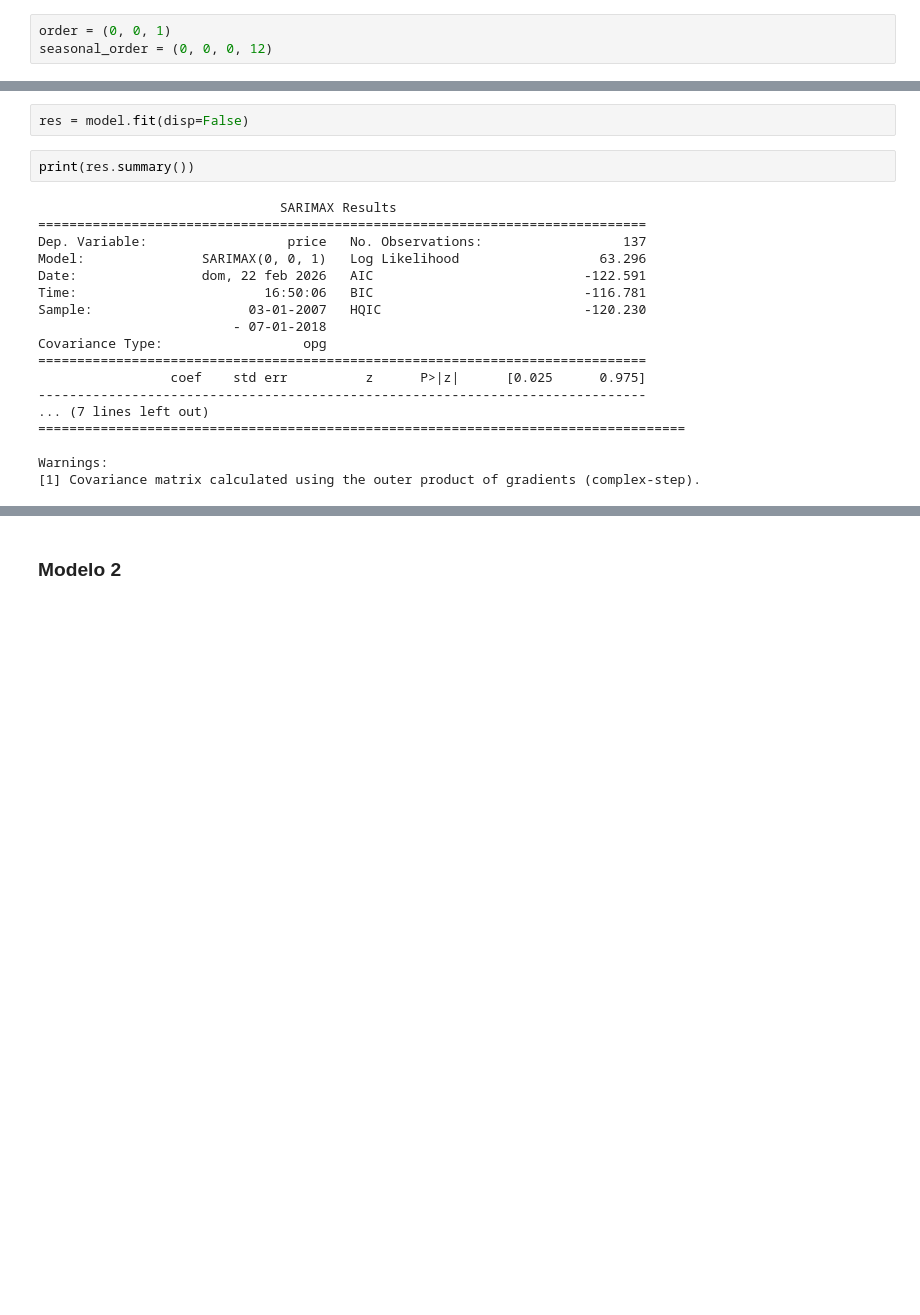
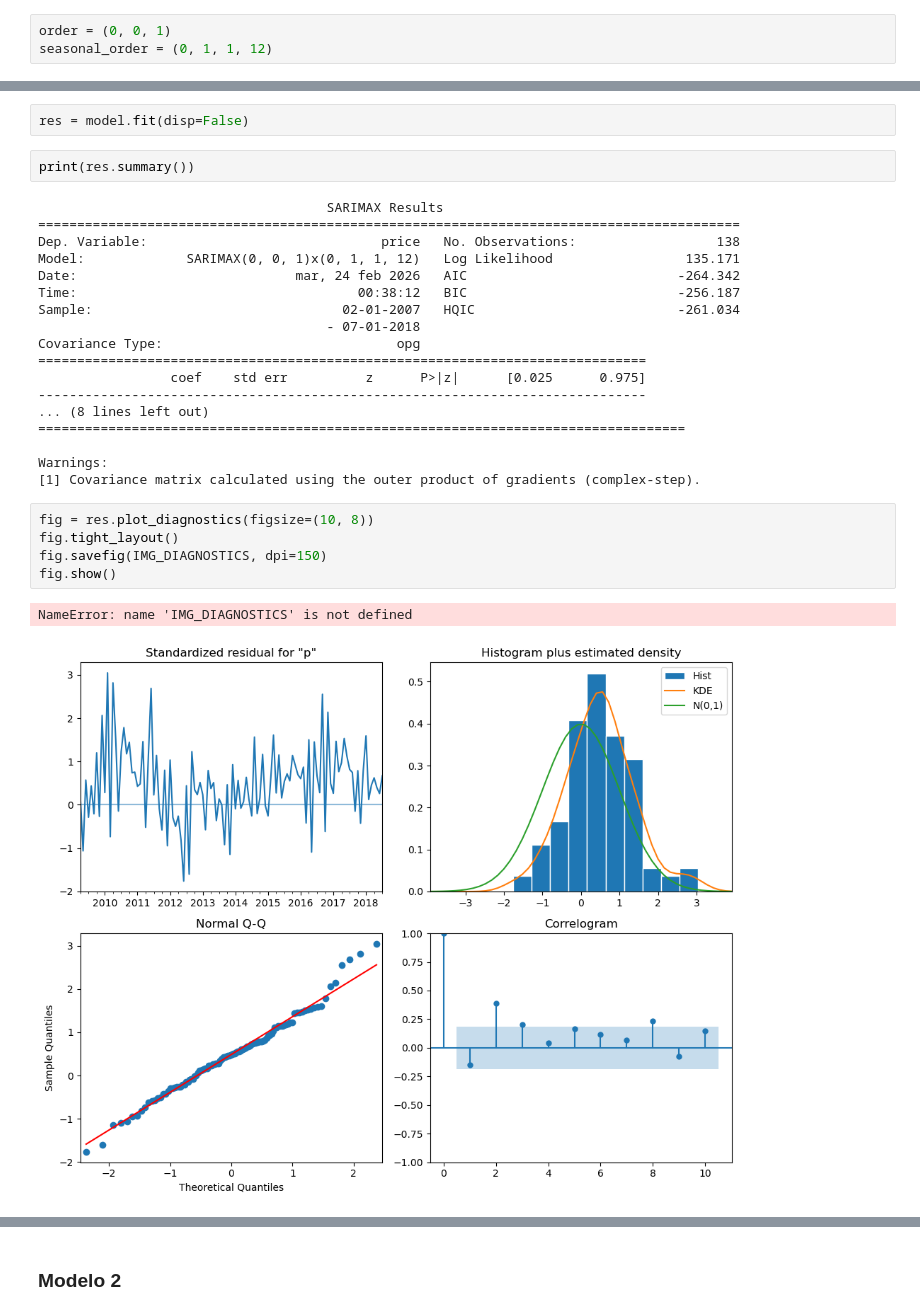
Before and after one commit to danielrawlins21/series_temporales_analisis_prediccion, a Jupyter notebook: notebooks/eval_acf_pacf_original.ipynb, the cells around one changed output, grey strips where cells are left out. Cells and saved outputs as stored; diff of their text form; blank space fills up the shorter version.

Commit message:
Agregando datos de ejecucion del SARIMA

```diff
--- a/notebooks/eval_acf_pacf_original.ipynb
+++ b/notebooks/eval_acf_pacf_original.ipynb
@@ -50,7 +50,7 @@ from statsmodels.tsa.statespace.sarimax import SARIMAX
 ### Modelo 1
 # %%
 order = (0, 0, 1)
-seasonal_order = (0, 0, 0, 12)
+seasonal_order = (0, 1, 1, 12)
 # %%
 model = SARIMAX(
     train,
@@ -65,20 +65,28 @@ res = model.fit(disp=False)
 # %%
 print(res.summary())
 # %% [output]
-                               SARIMAX Results
-==============================================================================
-Dep. Variable:                  price   No. Observations:                  137
-Model:               SARIMAX(0, 0, 1)   Log Likelihood                  63.296
-Date:                dom, 22 feb 2026   AIC                           -122.591
-Time:                        16:50:06   BIC                           -116.781
-Sample:                    03-01-2007   HQIC                          -120.230
-                         - 07-01-2018
-Covariance Type:                  opg
+                                     SARIMAX Results
+==========================================================================================
+Dep. Variable:                              price   No. Observations:                  138
+Model:             SARIMAX(0, 0, 1)x(0, 1, 1, 12)   Log Likelihood                 135.171
+Date:                            mar, 24 feb 2026   AIC                           -264.342
+Time:                                    00:38:12   BIC                           -256.187
+Sample:                                02-01-2007   HQIC                          -261.034
+                                     - 07-01-2018
+Covariance Type:                              opg
 ==============================================================================
                  coef    std err          z      P>|z|      [0.025      0.975]
 ------------------------------------------------------------------------------
-... (7 lines left out)
+... (8 lines left out)
 ===================================================================================
 
 Warnings:
 [1] Covariance matrix calculated using the outer product of gradients (complex-step).
+# %%
+fig = res.plot_diagnostics(figsize=(10, 8))
+fig.tight_layout()
+fig.savefig(IMG_DIAGNOSTICS, dpi=150)
+fig.show()
+# %% [output]
+NameError: name 'IMG_DIAGNOSTICS' is not defined
+[figure, added]
```
Also changed, not shown: parts of 18 cells of this notebook, 19 other files.
